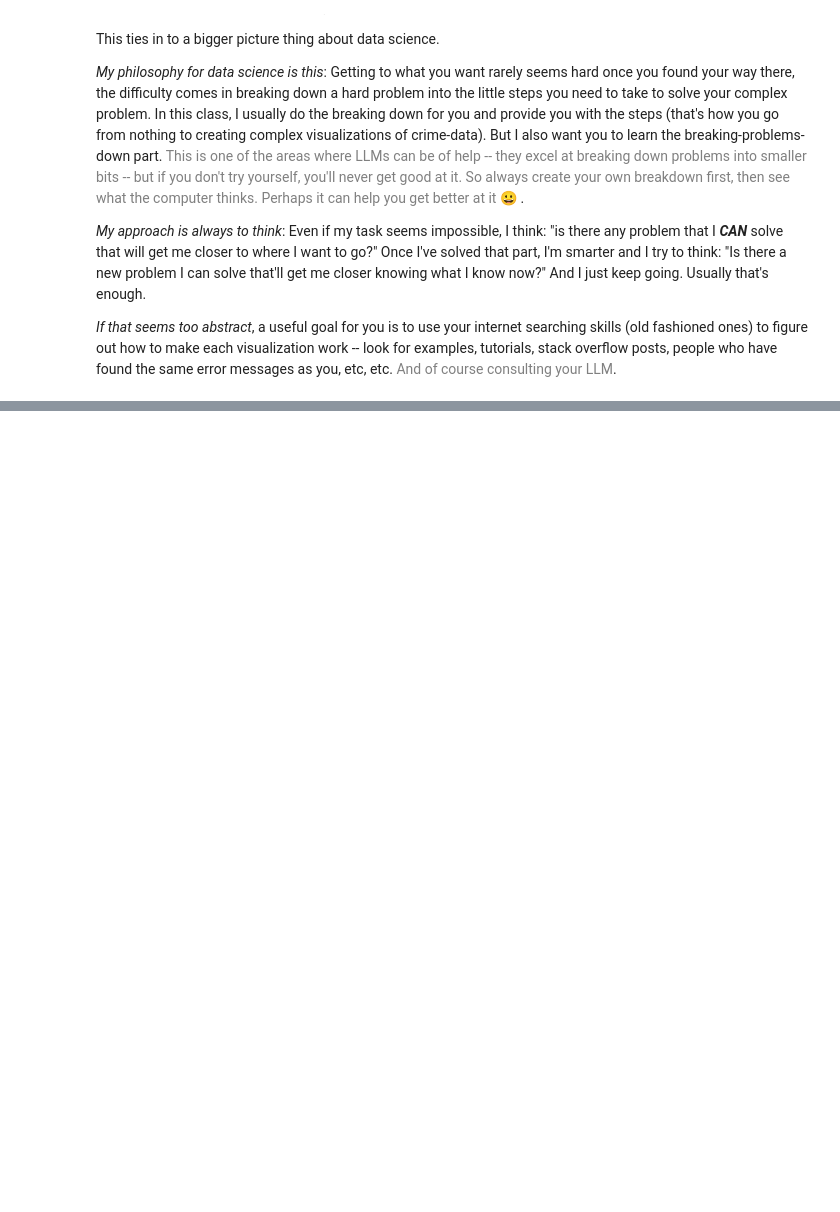
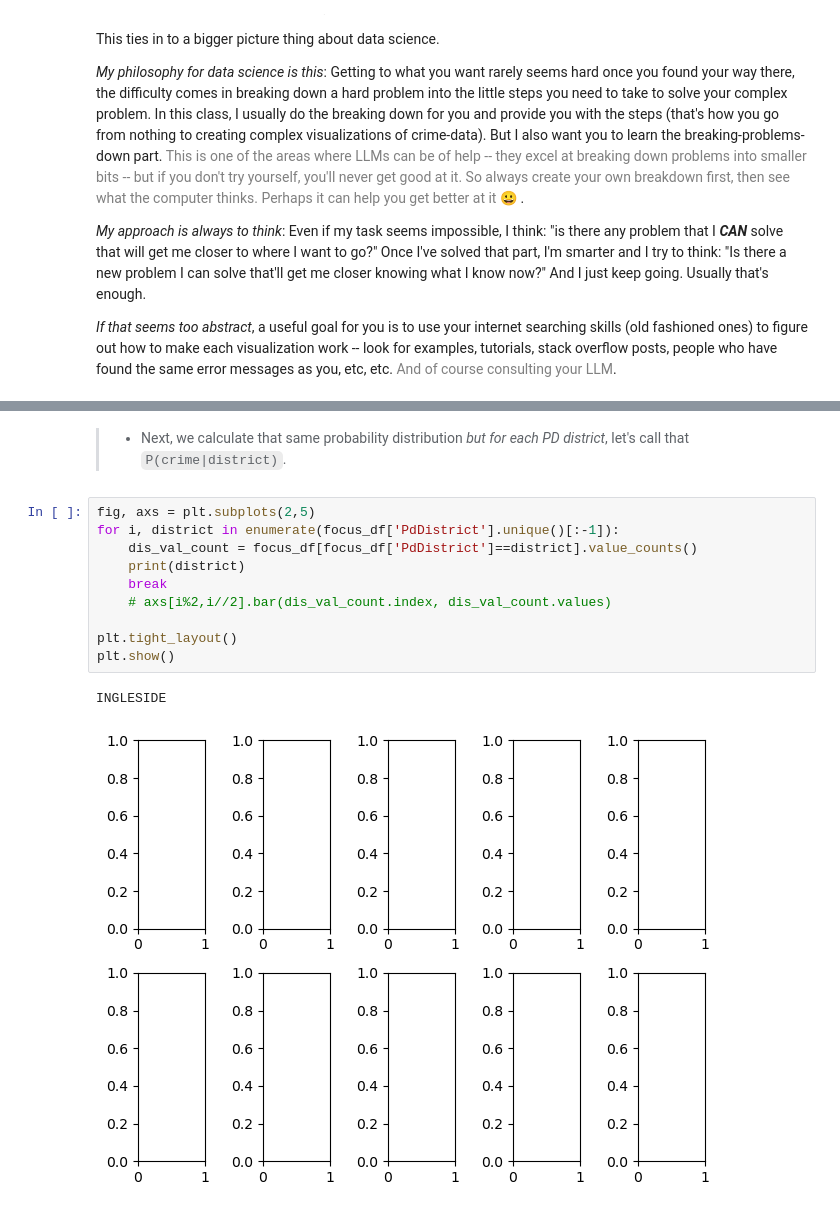
Before and after one commit to Marcrulo/socialdata2024, a Jupyter notebook: lectures/Week2.ipynb, the cells around one changed output, grey strips where cells are left out. Saved outputs shown, nothing was run; the diff lists cells and outputs as text; blank space fills up the shorter version.

```diff
--- a/lectures/Week2.ipynb
+++ b/lectures/Week2.ipynb
@@ -358,0 +409,16 @@ The next thing we'll be looking into is how crimes break down across the 10 dist
+# %% [markdown]
+
+>    - Next, we calculate that same probability distribution _but for each PD district_, let's call that `P(crime|district)`.
+# %%
+fig, axs = plt.subplots(2,5)
+for i, district in enumerate(focus_df['PdDistrict'].unique()[:-1]):
+    dis_val_count = focus_df[focus_df['PdDistrict']==district].value_counts()
+    print(district)
+    break
+    # axs[i%2,i//2].bar(dis_val_count.index, dis_val_count.values)
+
+plt.tight_layout()
+plt.show()
+# %% [output]
+INGLESIDE
+[figure, added]
```
Also changed, not shown: parts of 9 cells of this notebook.
